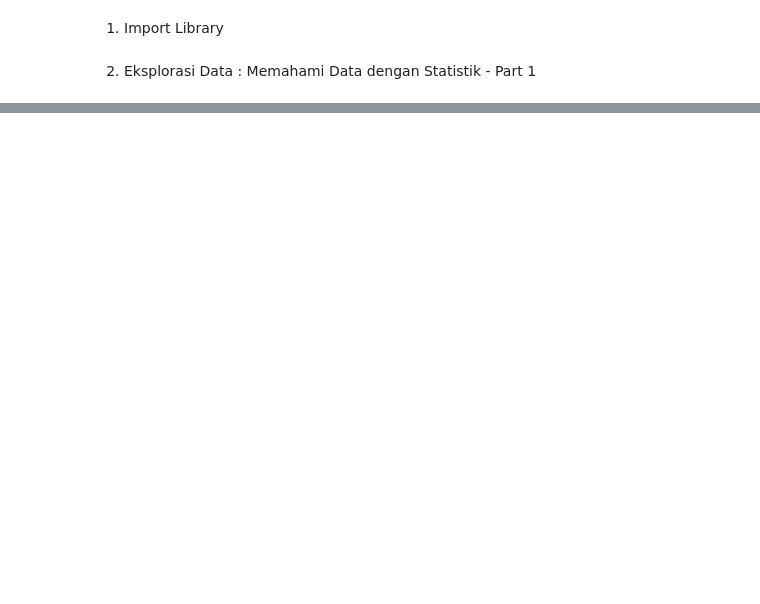
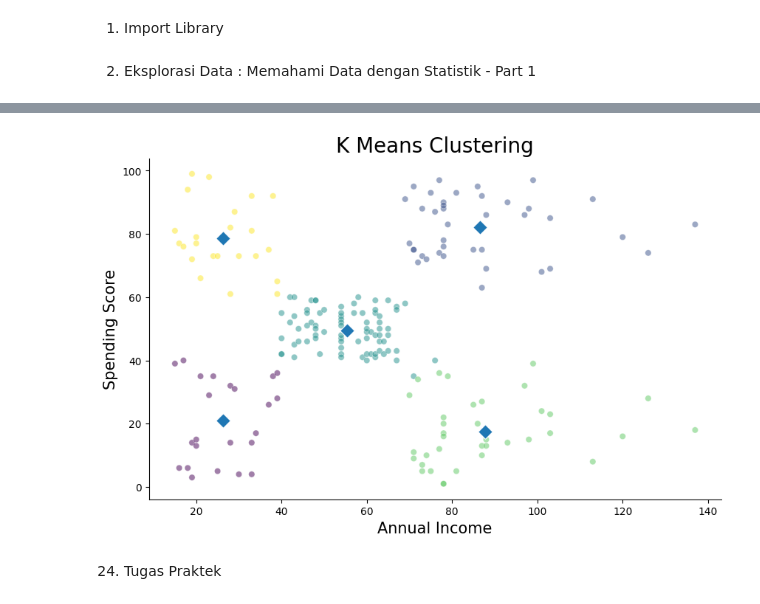
Before and after one commit to UsepSyaikalArifin/Data-Science-Projects, a Jupyter notebook: Machine Learning With Python for Beginner/main.ipynb, the cells around one changed output, grey strips where cells are left out. Cells and saved outputs as stored; diff of their text form; code cells hidden in the pictures; blank space fills up the shorter version.

```diff
--- a/Machine Learning With Python for Beginner/main.ipynb
+++ b/Machine Learning With Python for Beginner/main.ipynb
@@ -51,0 +715,22 @@ Statistik Deskriftif :
+# %%
+# Menamakan Cluster
+X_final["Segmen"] = X_final["Clusters"].map({
+  0: "Vulnerable_Income Silver",
+  1: "Top_Income Diamonds",
+  2: "Middle_Income Gold",
+  3: "Top_Income Silver",
+  4: "Vulnerable_Income Diamonds"
+})
+
+# Menggabungkan Cluster dengan Dataset
+dataset_mall_customer["Clusters"] = X_final["Clusters"].copy()
+dataset_mall_customer["Segmen"] = dataset_mall_customer["Clusters"].map({
+  0: "Vulnerable_Income Silver",
+  1: "Top_Income Diamonds",
+  2: "Middle_Income Gold",
+  3: "Top_Income Silver",
+  4: "Vulnerable_Income Diamonds"
+})
+
+display(X_final.head(10))
+display(dataset_mall_customer.head(10))
@@ -51,0 +760,26 @@ Statistik Deskriftif :
+# %%
+# Convert Dataframe to Array
+X_final_array = X_final.values
+
+# Separate X to xs and ys --> use for chart axis
+xs = X_final_array[:,1]
+ys = X_final_array[:,2]
+
+# Assign the cluster centers: centroids
+centroids = modelKMeans.cluster_centers_
+centroids_x = centroids[:,1]
+centroids_y = centroids[:,2]
+
+# Make a scatter plot of xs and ys using labels to define the colors
+fig, axs = plt.subplots(1, 1, figsize = (10,6))
+sns.scatterplot(x = xs, y = ys, c = clusters, alpha = 0.5, ax = axs)
+sns.scatterplot(x = centroids_x, y = centroids_y, s = 100, marker="D", ax = axs)
+sns.despine(top=True)
+plt.title("K Means Clustering", fontsize = 20)
+plt.xlabel("Annual Income", fontsize = 15)
+plt.ylabel("Spending Score", fontsize = 15)
+plt.show()
+# %% [output]
+[figure, added]
+# %% [markdown]
+24. Tugas Praktek
```
Also changed, not shown: parts of 48 cells of this notebook, 9 other files.
